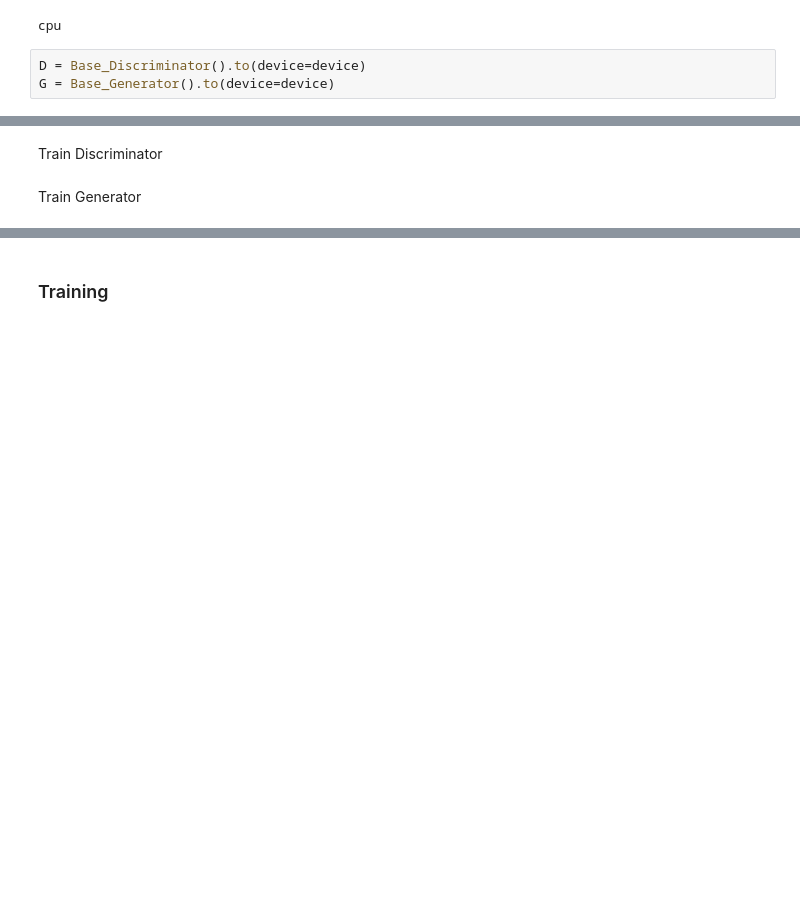
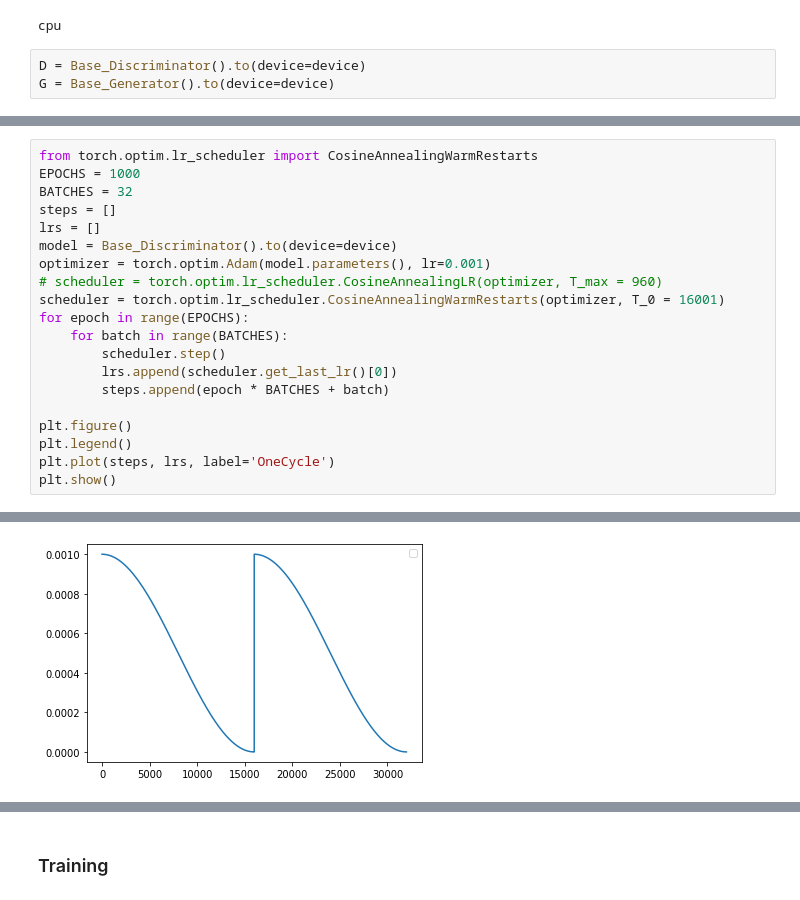
Before and after one commit to SerafimGulevskiy/GAN-Estimation-Uncertainty, a Jupyter notebook: uncertainty/cgan.ipynb, the cells around one changed output, grey strips where cells are left out. Drawn from its saved outputs; the diff is of its cells as text; blank space fills up the shorter version.

```diff
--- a/uncertainty/cgan.ipynb
+++ b/uncertainty/cgan.ipynb
@@ -81,4 +270,21 @@ G_optimizer = torch.optim.Adam(G.parameters(), lr=lr)
-# %% [markdown]
-Train Discriminator
-# %% [markdown]
-Train Generator
+# %%
+from torch.optim.lr_scheduler import CosineAnnealingWarmRestarts
+EPOCHS = 1000
+BATCHES = 32
+steps = []
+lrs = []
+model = Base_Discriminator().to(device=device)
+optimizer = torch.optim.Adam(model.parameters(), lr=0.001)
+# scheduler = torch.optim.lr_scheduler.CosineAnnealingLR(optimizer, T_max = 960)
+scheduler = torch.optim.lr_scheduler.CosineAnnealingWarmRestarts(optimizer, T_0 = 16001)
+for epoch in range(EPOCHS):
+    for batch in range(BATCHES):
+        scheduler.step()
+        lrs.append(scheduler.get_last_lr()[0])
+        steps.append(epoch * BATCHES + batch)
+
+plt.figure()
+plt.legend()
+plt.plot(steps, lrs, label='OneCycle')
+plt.show()
+# %% [output]
@@ -84,0 +292 @@ Train Generator
+[figure, added]
```
Also changed, not shown: parts of 190 cells of this notebook.
